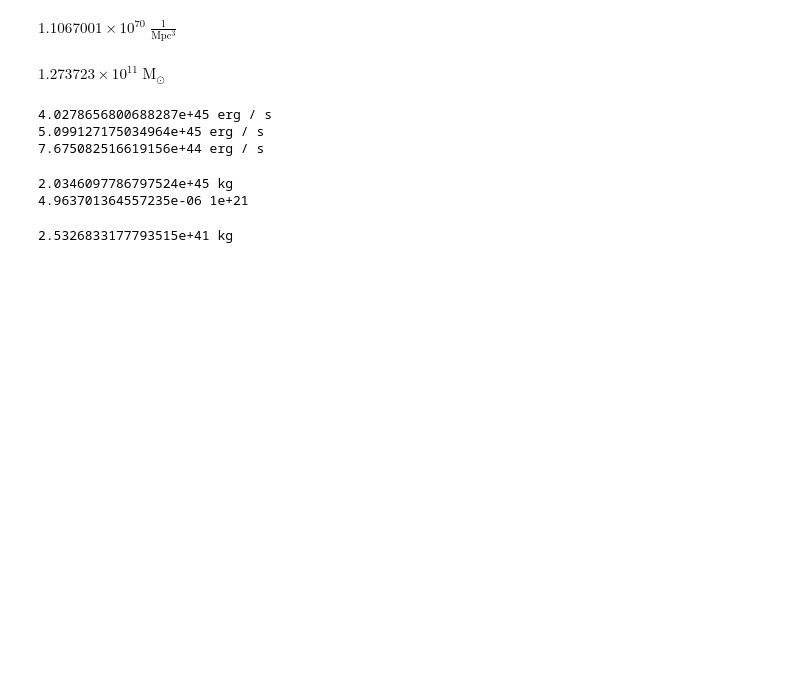
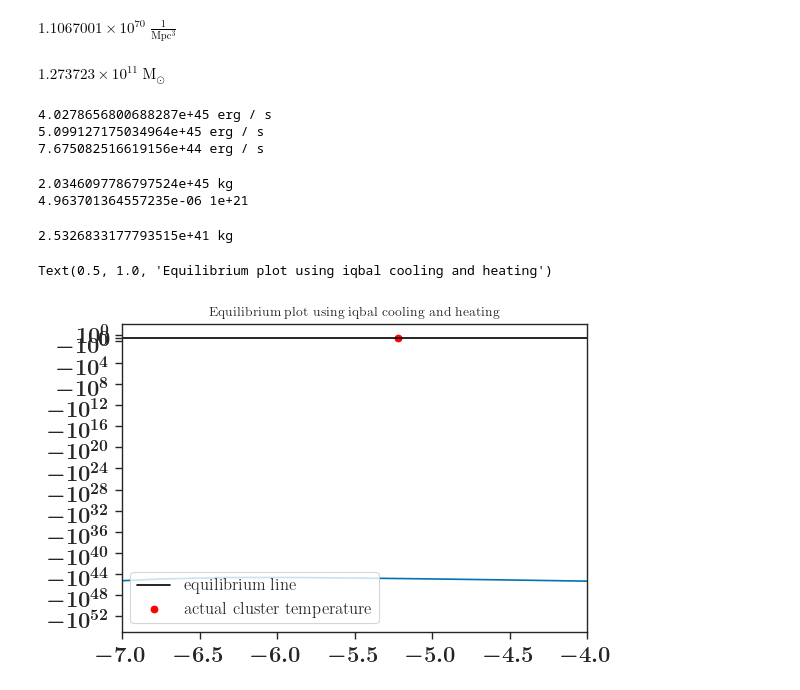
Before and after one commit to eleanorstuart/thermo-idm, a Jupyter notebook: mcmc_iqbal_agn.ipynb, the cells around one changed output. Saved outputs shown, nothing was run; the diff lists cells and outputs as text; code cells hidden in the pictures; blank space fills up the shorter version.

```diff
--- a/mcmc_iqbal_agn.ipynb
+++ b/mcmc_iqbal_agn.ipynb
@@ -11,7 +12,7 @@ from equilibrium_functions import equil, radiative_cooling_rate, dm_cooling_rate
 The autoreload extension is already loaded. To reload it, use:
   %reload_ext autoreload
 # %%
-clusters, variances=load_clusters(10, dataset='REFLEX')
+clusters=load_clusters(10, dataset='REFLEX')
 # %%
 [c.z for c in clusters]
 # %% [output]
@@ -156,3 +157,39 @@ print((10**9.5 * (1.25*cls.m500)/(1e14*u.Msun))**1.5)
 print(cls.bh_mass.to(u.kg))
 # %% [output]
 2.5326833177793515e+41 kg
+# %%
+log_Tbs=np.linspace(-10, 10)
+Tbs = np.power(10, log_Tbs)*u.GeV
+cls=clusters[7]
+
+plt.yscale('symlog')
+plt.xlim(-7,-4)
+
+plt.plot([-10,10], [0,0], color='black', label='equilibrium line')
+plt.scatter(np.log10(cls.baryon_temp.value),0, color='red', label='actual cluster temperature')
+#plt.plot(log_Tbs, equil(log_Tbs, cls, -25, -0.2), label='s0 -25, mx -0.2')
+#plt.plot(log_Tbs, equil(log_Tbs, cls, -25, -1), label='s0 -25, mx -1')
+#plt.plot(log_Tbs, equil(log_Tbs, cls, -25, -0.2), label='s0 -25, mx -0.2')
+#plt.plot(log_Tbs, equil(log_Tbs, cls, -25, -1), label='s0 -25, mx -1')
+#plt.plot(log_Tbs, equil(log_Tbs, cls, -22, -0.2), label='s0 -22, mx -0.2')
+#plt.plot(log_Tbs, equil(log_Tbs, cls, -22, -1), label='s0 -22, mx -1')
+
+plt.plot(
+    log_Tbs,
+    ((iq.vol_heating_rate(
+        [cls.measurements.R500],
+        cls.measurements,
+        cls.injected_energy(0.3),
+        0.2*cls.measurements.R500)
+      - iq.vol_cooling_rate(
+          cls.measurements.n_e,
+          Tbs))*cls.measurements.volume).to(u.erg/u.s)
+)
+
+plt.legend(loc='lower left')
+cls.baryon_temp
+
+plt.title("Equilibrium plot using iqbal cooling and heating")
+# %% [output]
+Text(0.5, 1.0, 'Equilibrium plot using iqbal cooling and heating')
+[figure, added]
```
Also changed, not shown: parts of 4 cells of this notebook, 8 other files.
